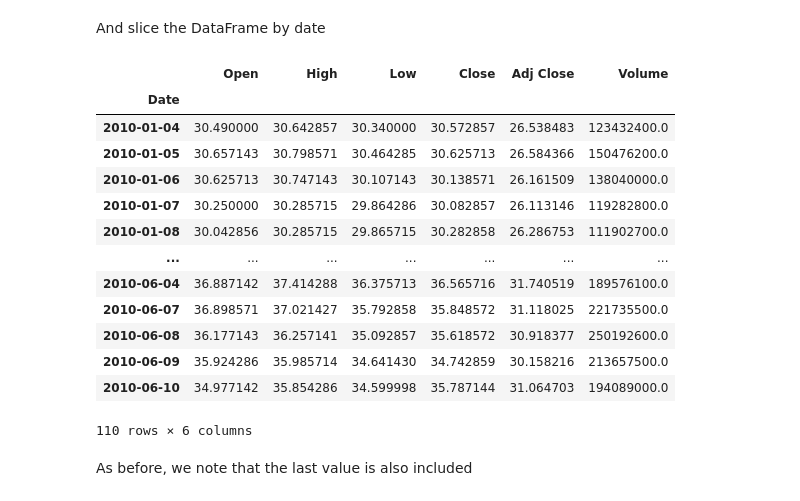
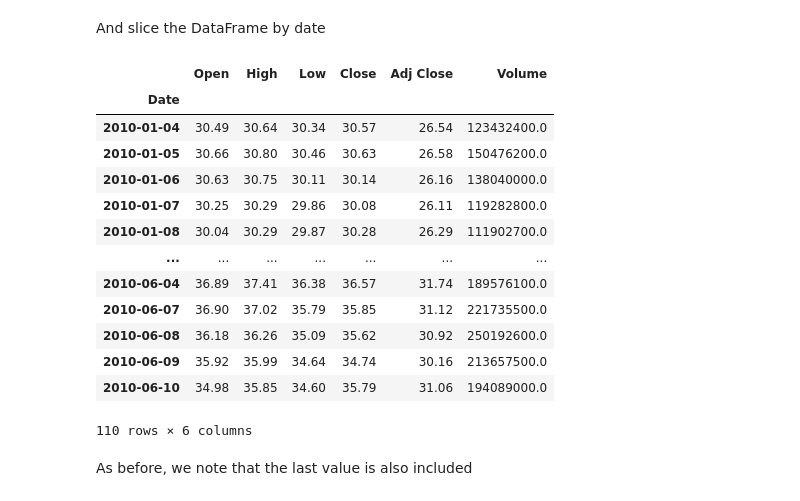
Before and after one commit to DataForScience/Excel, a Jupyter notebook: 2. Pandas DataFrames.ipynb, the cells around one changed output. Cells and saved outputs as stored; diff of their text form; code cells hidden in the pictures.

```diff
--- a/2. Pandas DataFrames.ipynb
+++ b/2. Pandas DataFrames.ipynb
@@ -627,21 +637,21 @@ Int64Index([12, 15, 16, 17, 18, 19, 22, 23, 24, 26,
 # %% [markdown]
 And slice the DataFrame by date
 # %%
-data.loc['2010':'2010-06-10']
+data.loc['2010':'2010-06-10'].round(2)
 # %% [output]
 |  | Open | High | Low | Close | Adj Close | Volume |
 | Date |  |  |  |  |  |  |
-| 2010-01-04 | 30.490000 | 30.642857 | 30.340000 | 30.572857 | 26.538483 | 123432400.0 |
-| 2010-01-05 | 30.657143 | 30.798571 | 30.464285 | 30.625713 | 26.584366 | 150476200.0 |
-| 2010-01-06 | 30.625713 | 30.747143 | 30.107143 | 30.138571 | 26.161509 | 138040000.0 |
-| 2010-01-07 | 30.250000 | 30.285715 | 29.864286 | 30.082857 | 26.113146 | 119282800.0 |
-| 2010-01-08 | 30.042856 | 30.285715 | 29.865715 | 30.282858 | 26.286753 | 111902700.0 |
+| 2010-01-04 | 30.49 | 30.64 | 30.34 | 30.57 | 26.54 | 123432400.0 |
+| 2010-01-05 | 30.66 | 30.80 | 30.46 | 30.63 | 26.58 | 150476200.0 |
+| 2010-01-06 | 30.63 | 30.75 | 30.11 | 30.14 | 26.16 | 138040000.0 |
+| 2010-01-07 | 30.25 | 30.29 | 29.86 | 30.08 | 26.11 | 119282800.0 |
+| 2010-01-08 | 30.04 | 30.29 | 29.87 | 30.28 | 26.29 | 111902700.0 |
 | ... | ... | ... | ... | ... | ... | ... |
-| 2010-06-04 | 36.887142 | 37.414288 | 36.375713 | 36.565716 | 31.740519 | 189576100.0 |
-| 2010-06-07 | 36.898571 | 37.021427 | 35.792858 | 35.848572 | 31.118025 | 221735500.0 |
-| 2010-06-08 | 36.177143 | 36.257141 | 35.092857 | 35.618572 | 30.918377 | 250192600.0 |
-| 2010-06-09 | 35.924286 | 35.985714 | 34.641430 | 34.742859 | 30.158216 | 213657500.0 |
-| 2010-06-10 | 34.977142 | 35.854286 | 34.599998 | 35.787144 | 31.064703 | 194089000.0 |
+| 2010-06-04 | 36.89 | 37.41 | 36.38 | 36.57 | 31.74 | 189576100.0 |
+| 2010-06-07 | 36.90 | 37.02 | 35.79 | 35.85 | 31.12 | 221735500.0 |
+| 2010-06-08 | 36.18 | 36.26 | 35.09 | 35.62 | 30.92 | 250192600.0 |
+| 2010-06-09 | 35.92 | 35.99 | 34.64 | 34.74 | 30.16 | 213657500.0 |
+| 2010-06-10 | 34.98 | 35.85 | 34.60 | 35.79 | 31.06 | 194089000.0 |
 110 rows × 6 columns
 # %% [markdown]
 As before, we note that the last value is also included
```
Also changed, not shown: parts of 16 cells of this notebook, 3 other files.
